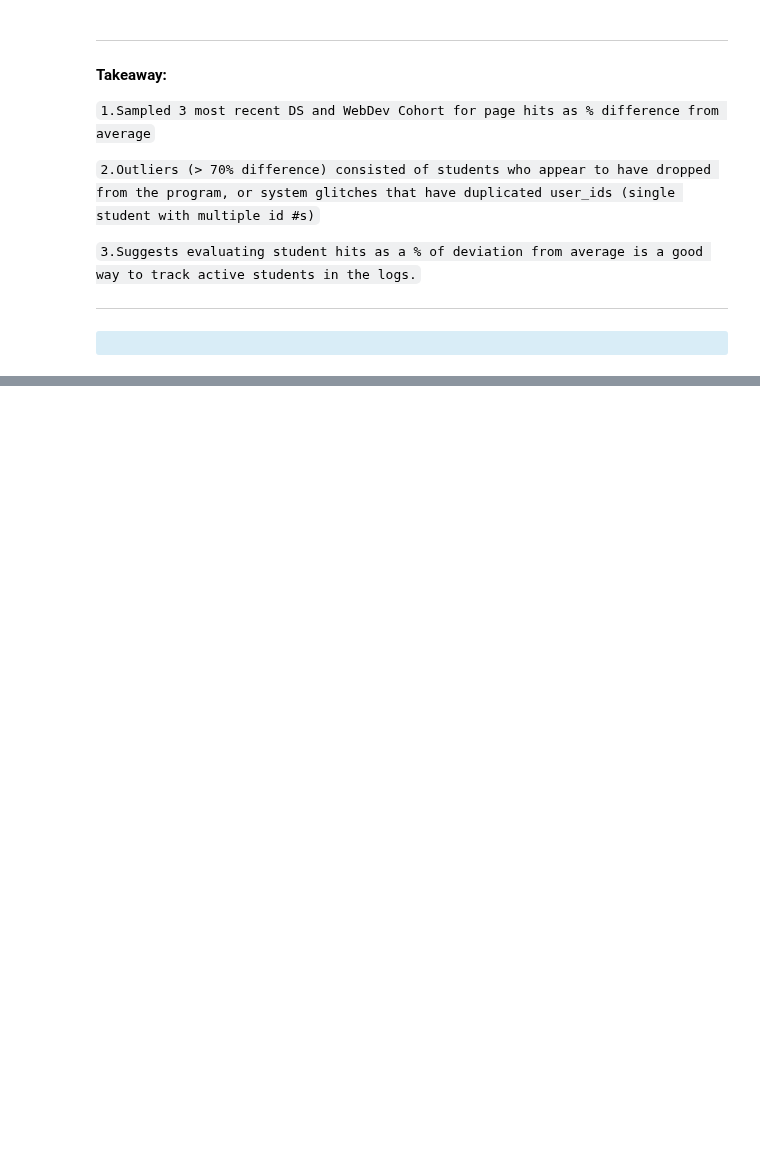
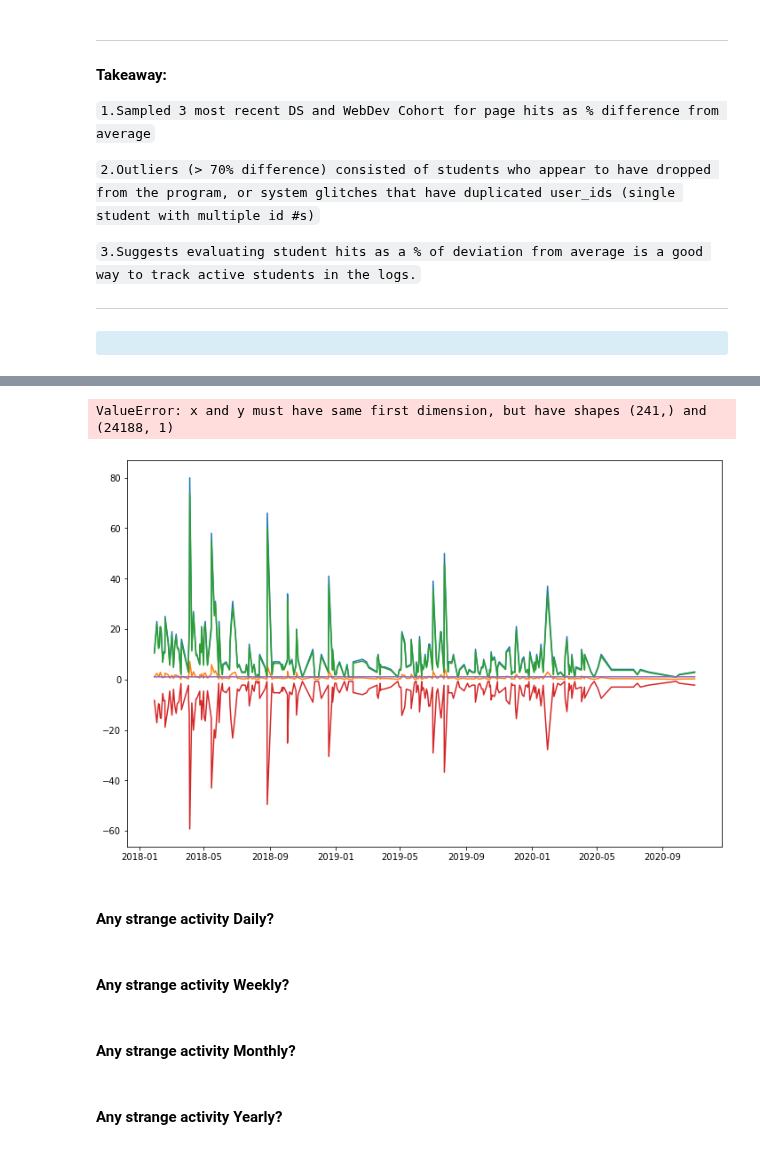
Before and after one commit to CSolitaire/anomaly-detection-exercises, a Jupyter notebook: anomaly_detection_mini_project.ipynb, the cells around one changed output, grey strips where cells are left out. Drawn from its saved outputs; the diff is of its cells as text; code cells hidden in the pictures; blank space fills up the shorter version.

```diff
--- a/anomaly_detection_mini_project.ipynb
+++ b/anomaly_detection_mini_project.ipynb
@@ -1124,0 +1364,22 @@ io[io['ip'].str.match('99.43.143.116')]
+# %%
+# Bolinger Bands
+
+# set the window span
+span = 24
+
+# compute midband
+midband = day.ewm(span=span).mean()
+# %%
+# compute exponential stdev
+stdev = day.ewm(span=span).std()
+# %%
+# compute upper and lower bands
+ub = midband + stdev*3
+lb = midband - stdev*3
+# Calculate%B
+day = pd.concat([day, midband, ub, lb], axis=1)
+day.columns = ['ip_hits', 'midband', 'ub', 'lb']
+# Creating a percent b column
+day['pct_b'] = (day['ip_hits'] - day['lb'])/(day['ub'] - day['lb'])
+# Sorting by values > 1
+day = day[day['pct_b']>1]
@@ -1124,0 +1397,33 @@ io[io['ip'].str.match('99.43.143.116')]
+# %%
+
+
+fig, ax = plt.subplots(figsize=(12,8))
+
+ax.plot(day.index,
+        day,
+        label='# IP Hits')
+
+ax.plot(day.index,
+        midband,
+        label = '30-day EMA/midband')
+ax.plot(day.index,
+        ub,
+        label = 'Upper Band')
+ax.plot(day.index,
+        lb,
+        label = 'Lower Band')
+
+ax.legend(loc='best')
+ax.set_ylabel('# IP Hits')
+plt.show()
+# %% [output]
+ValueError: x and y must have same first dimension, but have shapes (241,) and (24188, 1)
+[figure, added]
+# %% [markdown]
+#### Any strange activity Daily?
+# %% [markdown]
+#### Any strange activity Weekly?
+# %% [markdown]
+#### Any strange activity Monthly?
+# %% [markdown]
+#### Any strange activity Yearly?
```
Also changed, not shown: parts of 25 cells of this notebook.
